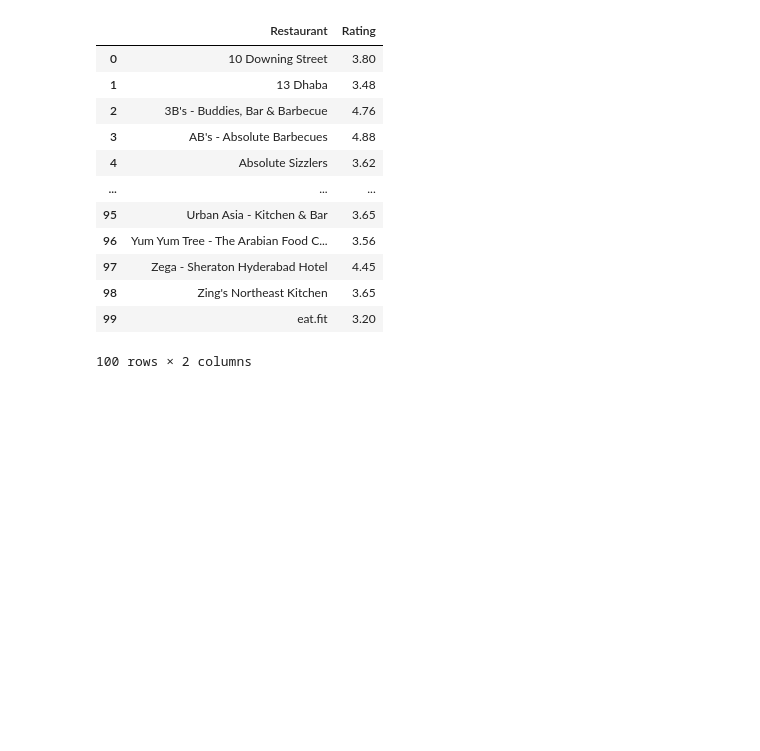
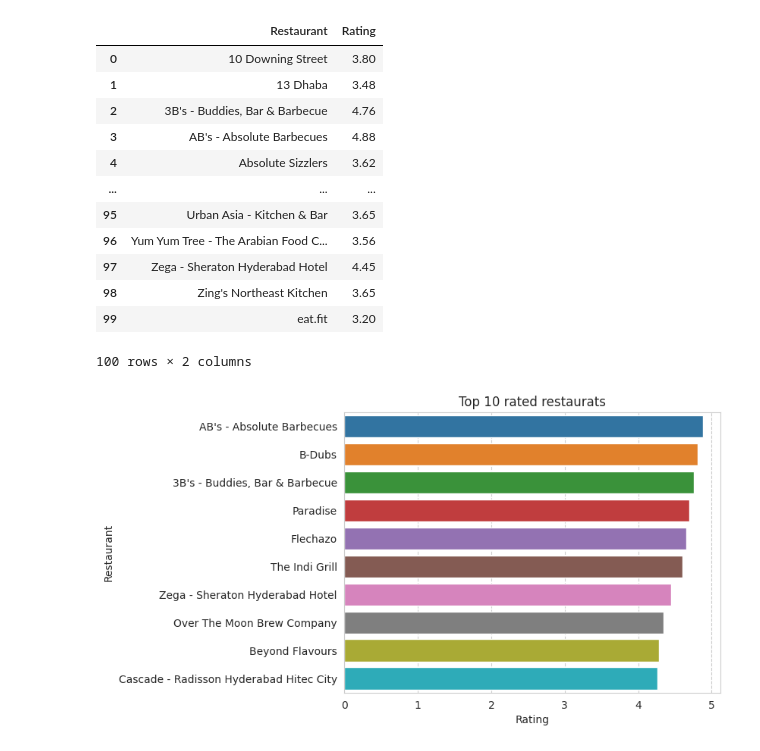
Before and after one commit to pi-mishra/Zomato-Restaurant-Clustering-And-Sentiment-Analysis, a Jupyter notebook: Zomato_Restaurant_Clustering_And_Sentiment_Analysis.ipynb, the cells around one changed output. Cells and saved outputs as stored; diff of their text form; code cells hidden in the pictures; blank space fills up the shorter version.

```diff
--- a/Zomato_Restaurant_Clustering_And_Sentiment_Analysis.ipynb
+++ b/Zomato_Restaurant_Clustering_And_Sentiment_Analysis.ipynb
@@ -686,3 +686,13 @@ avg_ratings
 | 98 | Zing's Northeast Kitchen | 3.65 |
 | 99 | eat.fit | 3.20 |
 100 rows × 2 columns
+# %%
+sns.barplot(x='Rating',
+            y="Restaurant",
+            data=avg_ratings,
+            order=avg_ratings.sort_values('Rating',ascending=False).Restaurant[:10])
+
+plt.title('Top 10 rated restaurats')
+plt.show()
+# %% [output]
+[figure, added]
```
Also changed, not shown: parts of 2 cells of this notebook.
